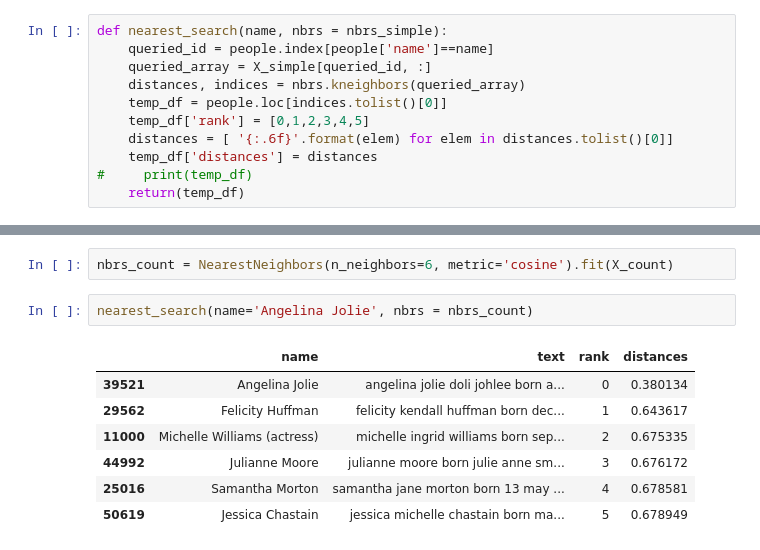
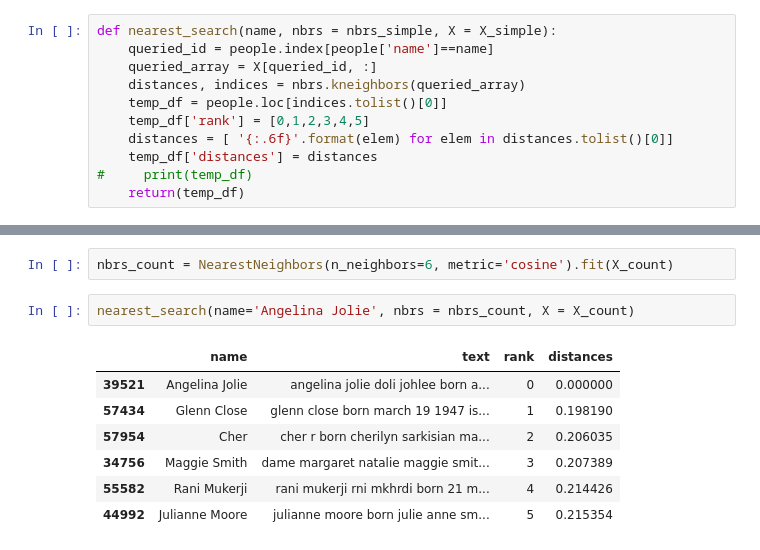
Before and after one commit to RayleighKim/M11_Intro_To_Unsuerpvised_Learning, a Jupyter notebook: 11_1_Intro_to_Unsupervised_Learning_I.ipynb, the cells around one changed output, grey strips where cells are left out. Saved outputs shown, nothing was run; the diff lists cells and outputs as text.

```diff
--- a/11_1_Intro_to_Unsupervised_Learning_I.ipynb
+++ b/11_1_Intro_to_Unsupervised_Learning_I.ipynb
@@ -264,9 +264,9 @@ from sklearn.neighbors import NearestNeighbors
 # %%
 nbrs_simple = NearestNeighbors(n_neighbors=6, metric='cosine').fit(X_simple)
 # %%
-def nearest_search(name, nbrs = nbrs_simple):
+def nearest_search(name, nbrs = nbrs_simple, X = X_simple):
     queried_id = people.index[people['name']==name]
-    queried_array = X_simple[queried_id, :]
+    queried_array = X[queried_id, :]
     distances, indices = nbrs.kneighbors(queried_array)
     temp_df = people.loc[indices.tolist()[0]]
     temp_df['rank'] = [0,1,2,3,4,5]
@@ -340,13 +340,13 @@ from sklearn.neighbors import NearestNeighbors
 # %%
 nbrs_count = NearestNeighbors(n_neighbors=6, metric='cosine').fit(X_count)
 # %%
-nearest_search(name='Angelina Jolie', nbrs = nbrs_count)
+nearest_search(name='Angelina Jolie', nbrs = nbrs_count, X = X_count)
 # %% [output]
 |  | name | text | rank | distances |
-| 39521 | Angelina Jolie | angelina jolie doli johlee born a... | 0 | 0.380134 |
-| 29562 | Felicity Huffman | felicity kendall huffman born dec... | 1 | 0.643617 |
-| 11000 | Michelle Williams (actress) | michelle ingrid williams born sep... | 2 | 0.675335 |
-| 44992 | Julianne Moore | julianne moore born julie anne sm... | 3 | 0.676172 |
-| 25016 | Samantha Morton | samantha jane morton born 13 may ... | 4 | 0.678581 |
-| 50619 | Jessica Chastain | jessica michelle chastain born ma... | 5 | 0.678949 |
+| 39521 | Angelina Jolie | angelina jolie doli johlee born a... | 0 | 0.000000 |
+| 57434 | Glenn Close | glenn close born march 19 1947 is... | 1 | 0.198190 |
+| 57954 | Cher | cher r born cherilyn sarkisian ma... | 2 | 0.206035 |
+| 34756 | Maggie Smith | dame margaret natalie maggie smit... | 3 | 0.207389 |
+| 55582 | Rani Mukerji | rani mukerji rni mkhrdi born 21 m... | 4 | 0.214426 |
+| 44992 | Julianne Moore | julianne moore born julie anne sm... | 5 | 0.215354 |
 # %%
```
Also changed, not shown: parts of 36 cells of this notebook.
